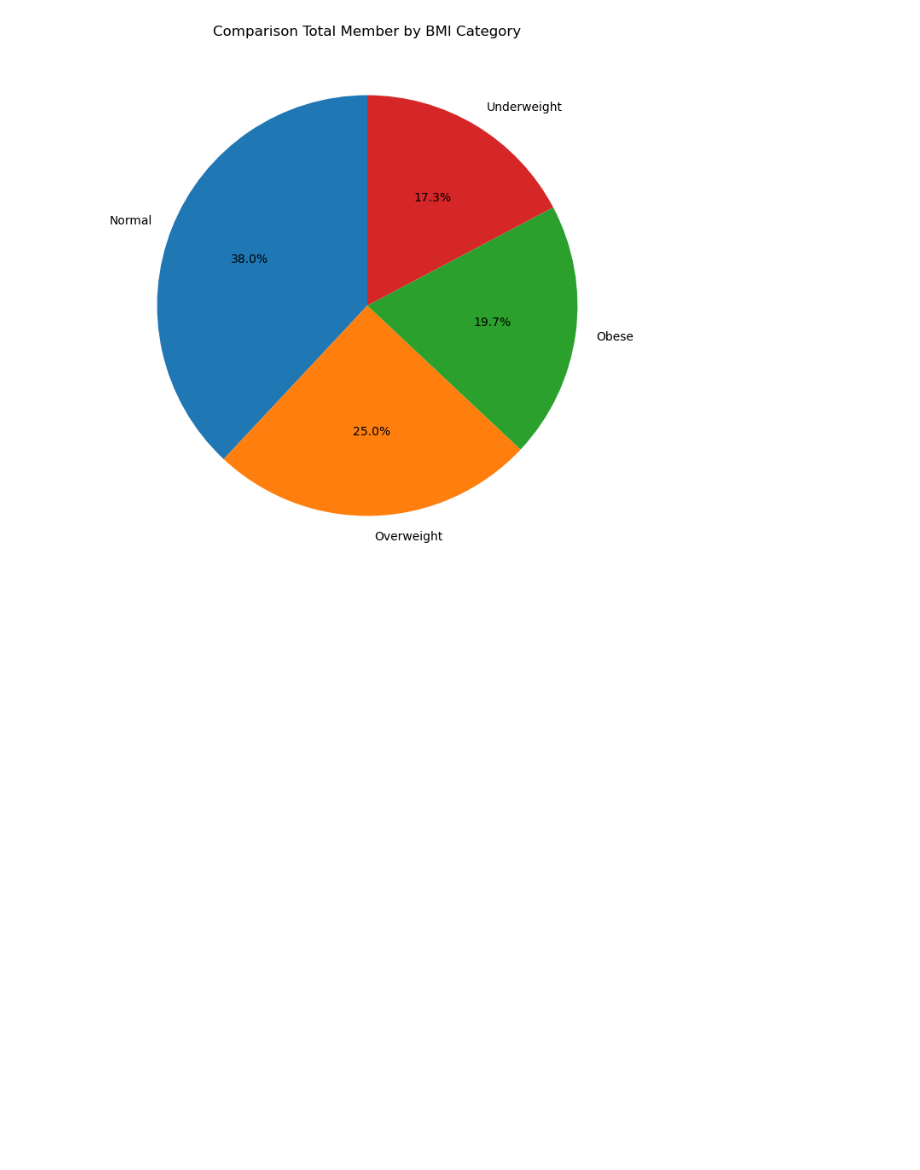
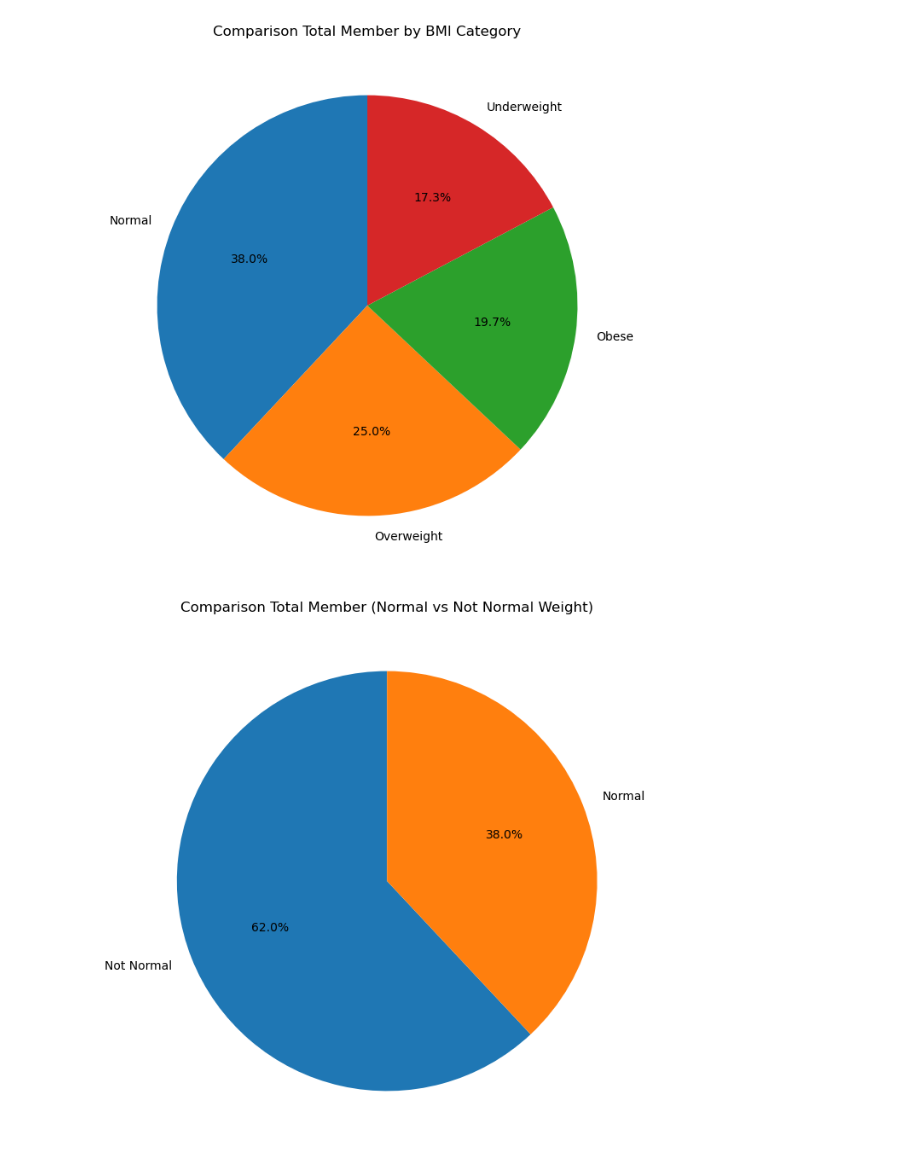
Before and after one commit to FlazeFy2/DS-Gym_Members_Exercise, a Jupyter notebook: exploratory data analysis-pie.ipynb, the cells around one changed output. Saved outputs shown, nothing was run; the diff lists cells and outputs as text; code cells hidden in the pictures; blank space fills up the shorter version.

Commit message:
[DS] Exploratory Data Analysis (EDA) - Pie Chart Comparison Total Member by BMI Category (Normal vs Not Normal)

```diff
--- a/exploratory data analysis-pie.ipynb
+++ b/exploratory data analysis-pie.ipynb
@@ -176,3 +176,36 @@ plt.ylabel("")
 plt.show()
 # %% [output]
 [figure]
+# %%
+import pandas as pd
+import matplotlib.pyplot as plt
+from datetime import datetime
+
+# Dataset
+# Exploratory Data Analysis (EDA) - Pie Chart Comparison Total Member by BMI Category (Normal vs Not Normal)
+df = pd.read_csv("gym_members_exercise_tracking.csv")
+
+# Calculate BMI
+df['BMI'] = df['Weight (kg)'] / (df['Height (m)'] ** 2)
+
+# Function to classify BMI Category (Normal vs Not Normal)
+def get_bmi_category(bmi):
+    if 18.5 <= bmi < 25:
+        return "Normal"
+    else:
+        return "Not Normal"
+
+# Create BMI Category Column
+df['BMI_Category'] = df['BMI'].apply(get_bmi_category)
+
+# Get Context
+context = df['BMI_Category'].value_counts()
+
+# Pie Chart
+plt.figure(figsize=(8,8))
+context.plot.pie(autopct='%1.1f%%', startangle=90)
+plt.title("Comparison Total Member (Normal vs Not Normal Weight)")
+plt.ylabel("")
+plt.show()
+# %% [output]
+[figure, added]
```
